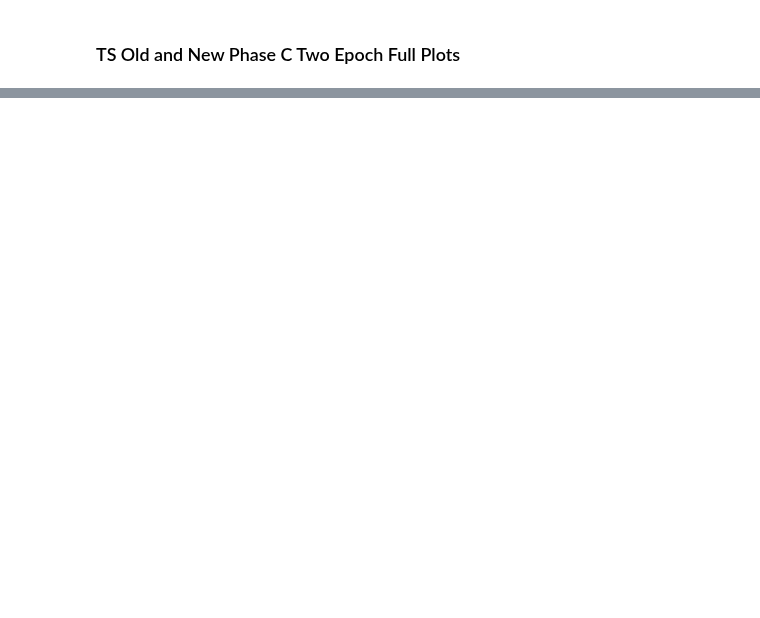
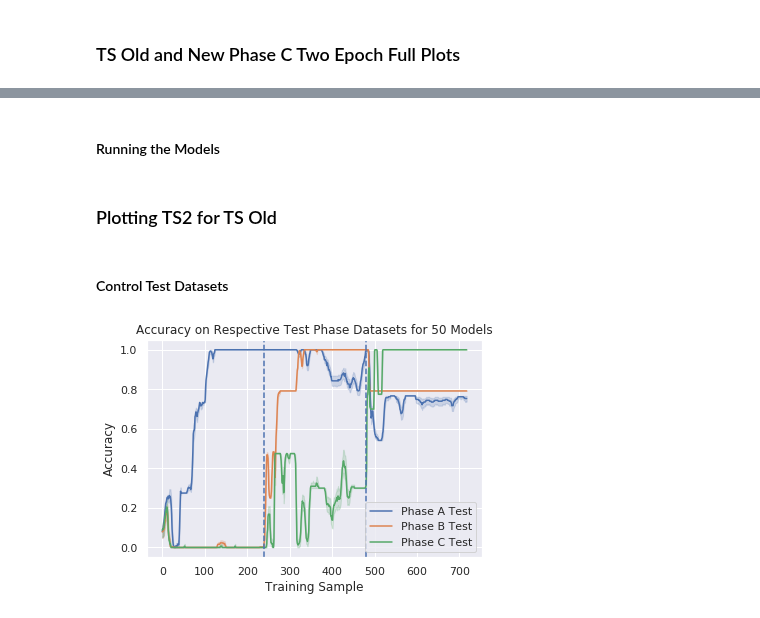
Before and after one commit to apra93/leabra-tf, a Jupyter notebook: docs/source/notebooks/0.8-Hierarchical-Learning.ipynb, the cells around one changed output, grey strips where cells are left out. Drawn from its saved outputs; the diff is of its cells as text; code cells hidden in the pictures; blank space fills up the shorter version.

```diff
--- a/docs/source/notebooks/0.8-Hierarchical-Learning.ipynb
+++ b/docs/source/notebooks/0.8-Hierarchical-Learning.ipynb
@@ -1058,0 +1076,25 @@ plot_multiple_models(all_ts_phase_metrics, dataset_to_plot,
+# %%
+datasets = [pdict(), pdict()]
+for key in phase_labels_funcs.keys():
+    for dataset in datasets:
+        choices = phase_labels_funcs[key]()
+        inputs = input_array(*choices)
+        labels = actions(*choices)
+        dataset[key] = (inputs, labels)
+train_dataset, test_dataset = datasets
+
+ts_test_datasets = {}
+for key in ts_test_keys:
+    choices = explicit_phase_labels(*ts_shape_color_pairs[key])
+    inputs = input_array(*choices)
+    labels = actions(*choices)
+    ts_test_datasets[key] = (inputs, labels)
+
+# Recombine the datasets into one dataset list of train and ts
+phase_train_datasets = {f'Phase {key.upper()}' : data
+                        for key, data in train_dataset.items()}
+phase_test_datasets = {f'Phase {key.upper()} Test' : data
+                       for key, data in test_dataset.items()}
+ts_datasets = [phase_train_datasets, phase_test_datasets, ts_test_datasets]
+metric_keys = ts_test_keys + list(phase_test_datasets.keys())
+pprint(metric_keys)
@@ -1058,0 +1187,26 @@ plot_multiple_models(all_ts_phase_metrics, dataset_to_plot,
+# %% [markdown]
+#### Running the Models
+# %%
+N_MODELS = 50
+sess = new_session()
+all_ts_phase_metrics = [ts_train_exp(
+    sess,
+    phases=phases,
+    lr=0.00333,
+    epochs=2,
+    train_op=optimizer_dict['Adam'],
+    init_ops=init_ops,
+    verbose=False,
+    n_train=None,
+    n_val=1,
+) for _ in range(N_MODELS)]
+# %% [markdown]
+### Plotting TS2 for TS Old
+# %% [markdown]
+#### Control Test Datasets
+# %%
+dataset_to_plot = list(phase_test_datasets.keys())
+plot_multiple_models(all_ts_phase_metrics, dataset_to_plot,
+                    title=f'Accuracy on Respective Test Phase Datasets for {N_MODELS} Models')
+# %% [output]
+[figure, added]
```
Also changed, not shown: parts of 17 cells of this notebook.
